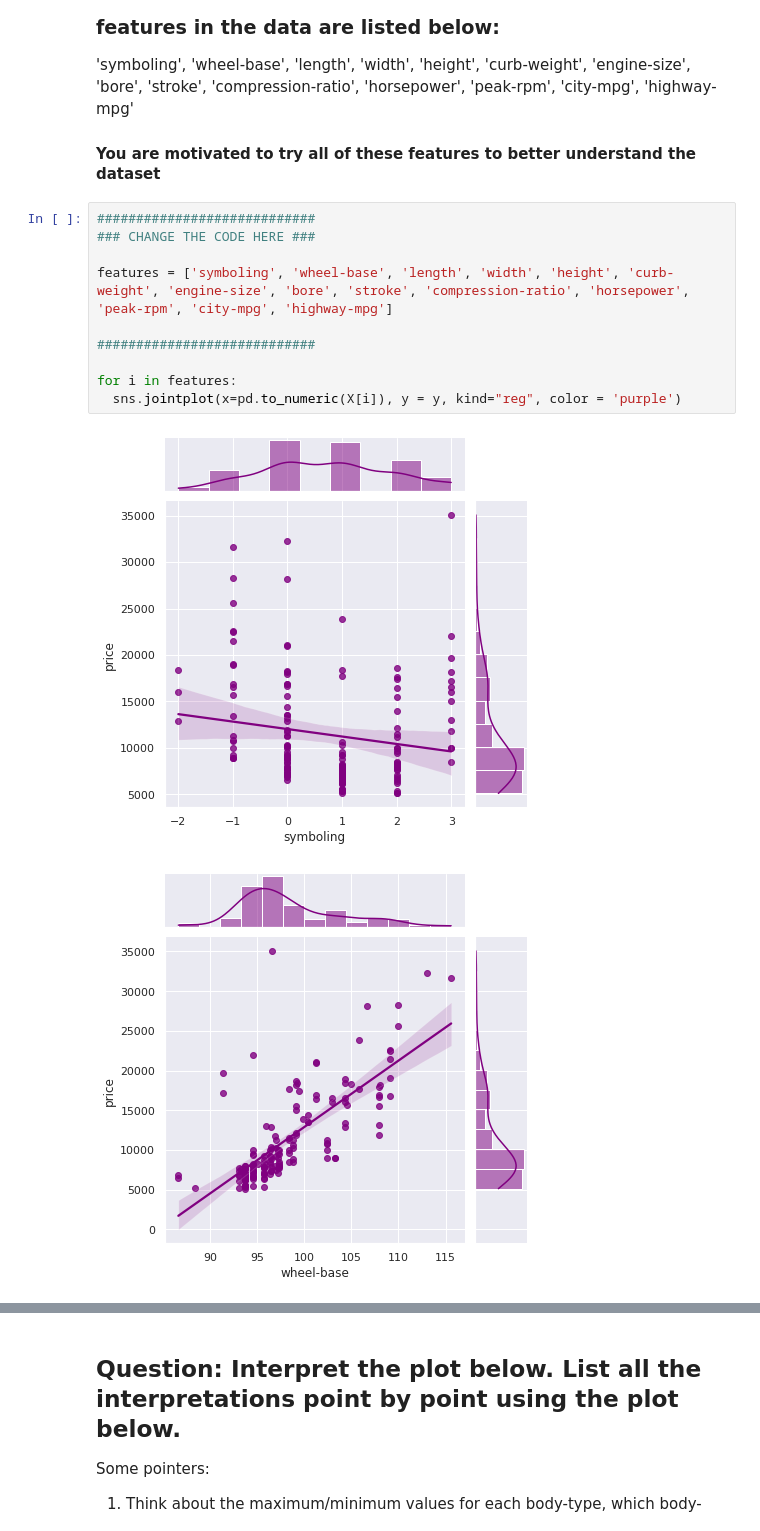
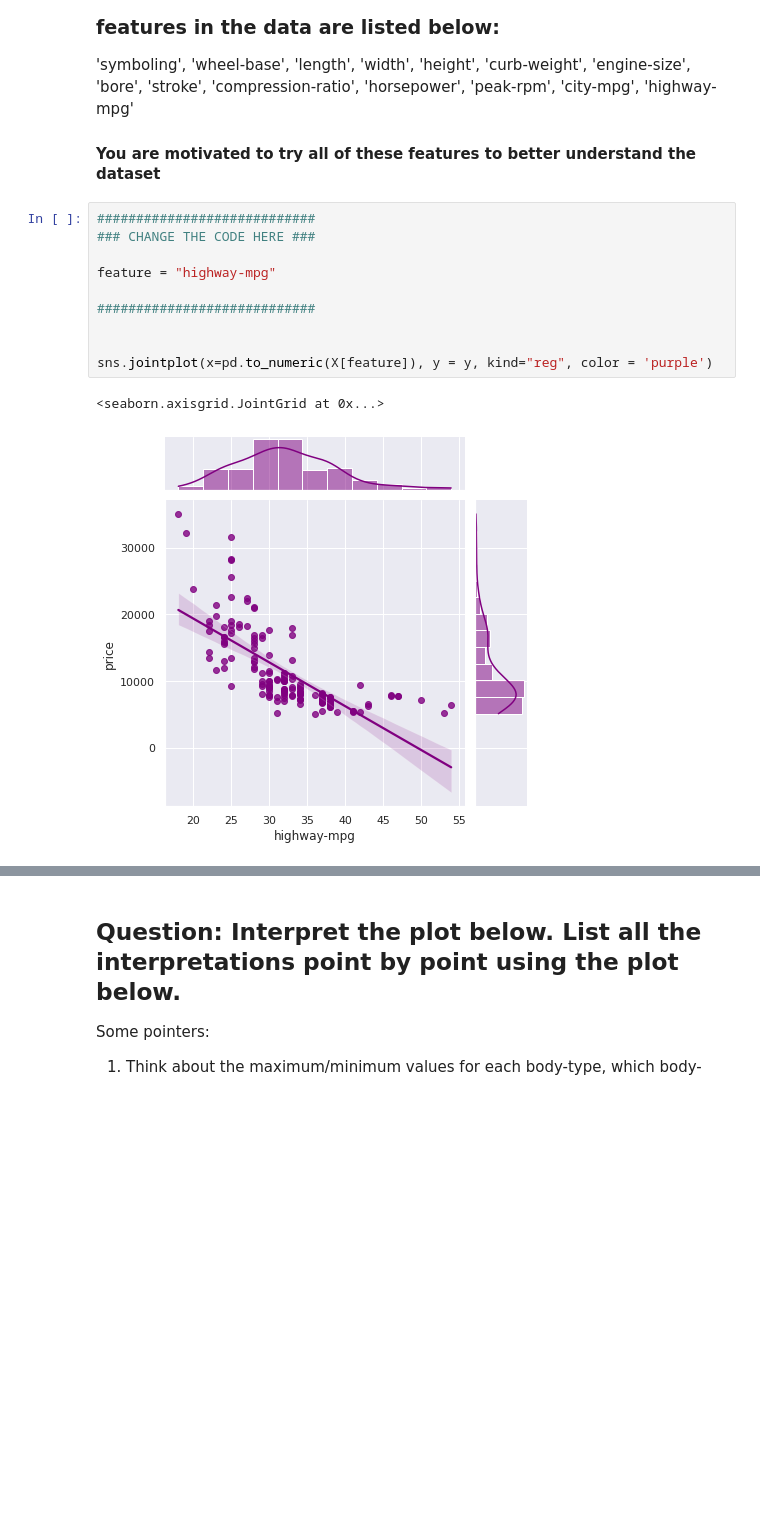
Before and after one commit to VD-fmml/FMML-Assignment, a Jupyter notebook: Mod2_Lab1.ipynb, the cells around one changed output, grey strips where cells are left out. Drawn from its saved outputs; the diff is of its cells as text; blank space fills up the shorter version.

```diff
--- a/Mod2_Lab1.ipynb
+++ b/Mod2_Lab1.ipynb
@@ -161,13 +161,13 @@ An example is shown below, with "highway-mpg" where MPG is miles per gallon.
 # %%
 ############################
 ### CHANGE THE CODE HERE ###
 
-features = ['symboling', 'wheel-base', 'length', 'width', 'height', 'curb-weight', 'engine-size', 'bore', 'stroke', 'compression-ratio', 'horsepower', 'peak-rpm', 'city-mpg', 'highway-mpg']
+feature = "highway-mpg"
 
 ############################
 
-for i in features:
-  sns.jointplot(x=pd.to_numeric(X[i]), y = y, kind="reg", color = 'purple')
+
+sns.jointplot(x=pd.to_numeric(X[feature]), y = y, kind="reg", color = 'purple')
 # %% [output]
+<seaborn.axisgrid.JointGrid at 0x...>
-[figure, old version]
+[figure, new version]
-[figure, removed]
```
Also changed, not shown: parts of 1 cell of this notebook.
